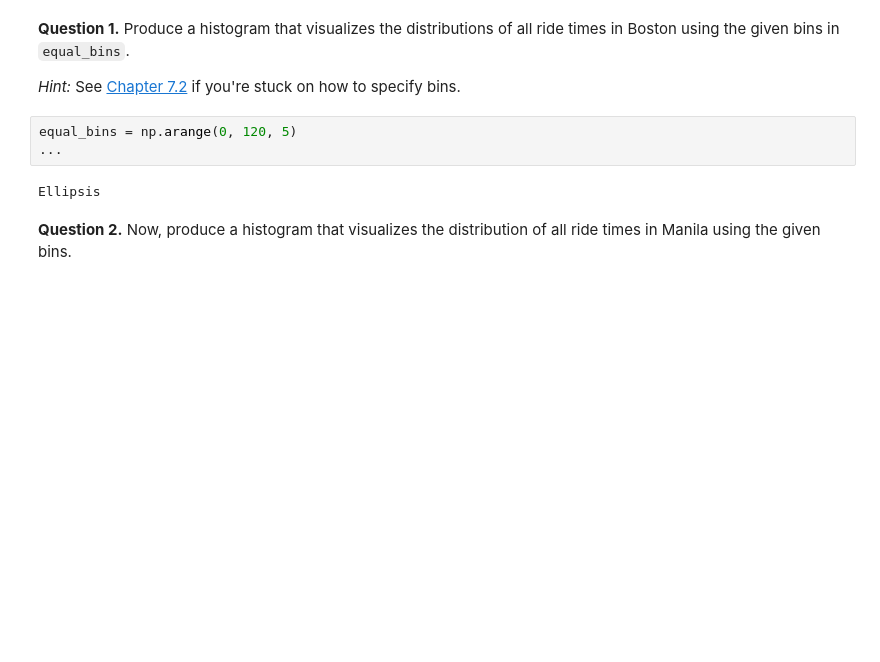
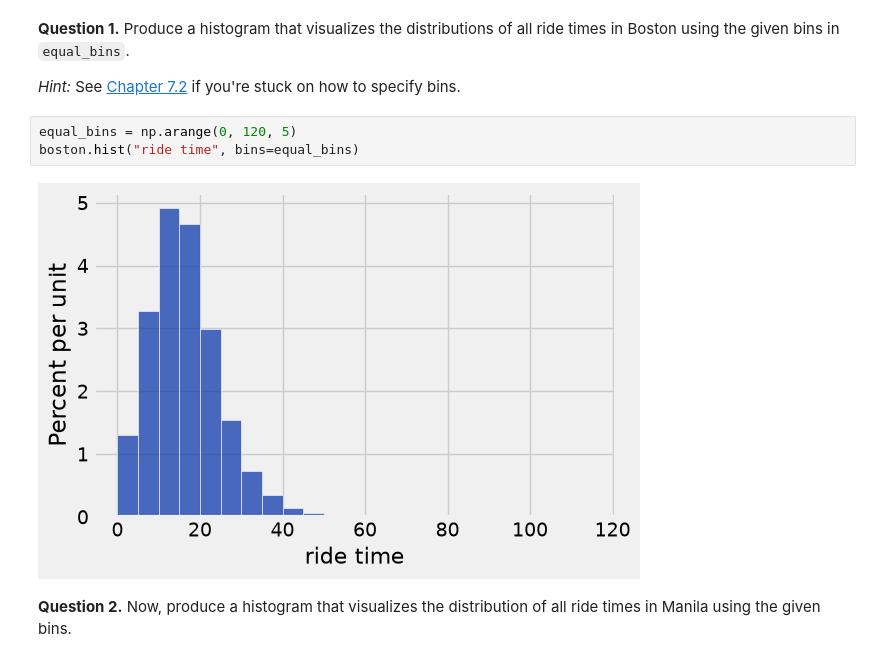
Before and after one commit to aschade2/Intro-to-Data, a Jupyter notebook: Lab 2 - Intro to Tables/hw03.ipynb, the cells around one changed output. Saved outputs shown, nothing was run; the diff lists cells and outputs as text; blank space fills up the shorter version.

```diff
--- a/Lab 2 - Intro to Tables/hw03.ipynb
+++ b/Lab 2 - Intro to Tables/hw03.ipynb
@@ -389,9 +342,9 @@ Manila Table
 *Hint:* See [Chapter 7.2](https://inferentialthinking.com/chapters/07/2/Visualizing_Numerical_Distributions.html) if you're stuck on how to specify bins.
 # %%
 equal_bins = np.arange(0, 120, 5)
-...
+boston.hist("ride time", bins=equal_bins)
 # %% [output]
-Ellipsis
+[figure, added]
 # %% [markdown]
 <!-- END QUESTION -->
 
```
Also changed, not shown: parts of 27 cells of this notebook, 4 other files.
